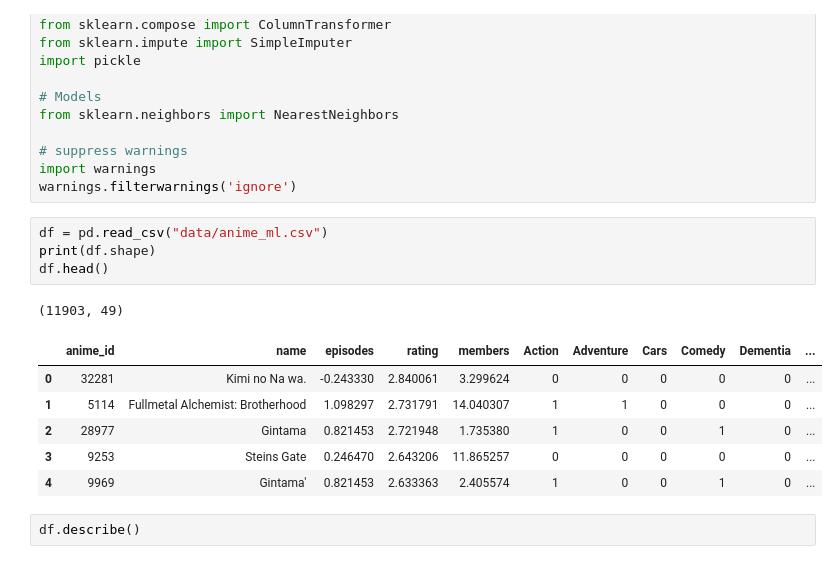
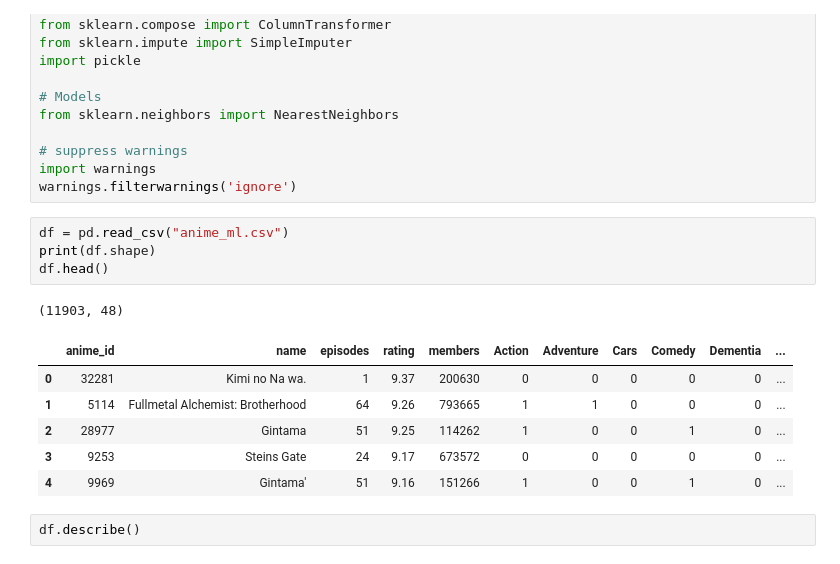
Before and after one commit to AIDecisions/capstone_project, a Jupyter notebook: project-4-group-03_amar/anime_recommeder_app.ipynb, the cells around one changed output. Drawn from its saved outputs; the diff is of its cells as text.

```diff
--- a/project-4-group-03_amar/anime_recommeder_app.ipynb
+++ b/project-4-group-03_amar/anime_recommeder_app.ipynb
@@ -18,17 +18,17 @@ from sklearn.neighbors import NearestNeighbors
 import warnings
 warnings.filterwarnings('ignore')
 # %%
-df = pd.read_csv("data/anime_ml.csv")
+df = pd.read_csv("anime_ml.csv")
 print(df.shape)
 df.head()
 # %% [output]
-(11903, 49)
+(11903, 48)
 |  | anime_id | name | episodes | rating | members | Action | Adventure | Cars | Comedy | Dementia | ... |
-| 0 | 32281 | Kimi no Na wa. | -0.243330 | 2.840061 | 3.299624 | 0 | 0 | 0 | 0 | 0 | ... |
-| 1 | 5114 | Fullmetal Alchemist: Brotherhood | 1.098297 | 2.731791 | 14.040307 | 1 | 1 | 0 | 0 | 0 | ... |
-| 2 | 28977 | Gintama | 0.821453 | 2.721948 | 1.735380 | 1 | 0 | 0 | 1 | 0 | ... |
-| 3 | 9253 | Steins Gate | 0.246470 | 2.643206 | 11.865257 | 0 | 0 | 0 | 0 | 0 | ... |
-| 4 | 9969 | Gintama' | 0.821453 | 2.633363 | 2.405574 | 1 | 0 | 0 | 1 | 0 | ... |
+| 0 | 32281 | Kimi no Na wa. | 1 | 9.37 | 200630 | 0 | 0 | 0 | 0 | 0 | ... |
+| 1 | 5114 | Fullmetal Alchemist: Brotherhood | 64 | 9.26 | 793665 | 1 | 1 | 0 | 0 | 0 | ... |
+| 2 | 28977 | Gintama | 51 | 9.25 | 114262 | 1 | 0 | 0 | 1 | 0 | ... |
+| 3 | 9253 | Steins Gate | 24 | 9.17 | 673572 | 0 | 0 | 0 | 0 | 0 | ... |
+| 4 | 9969 | Gintama' | 51 | 9.16 | 151266 | 1 | 0 | 0 | 1 | 0 | ... |
 # %%
 df.describe()
 # %% [output]
```
Also changed, not shown: parts of 2 cells of this notebook, 2 other files.
